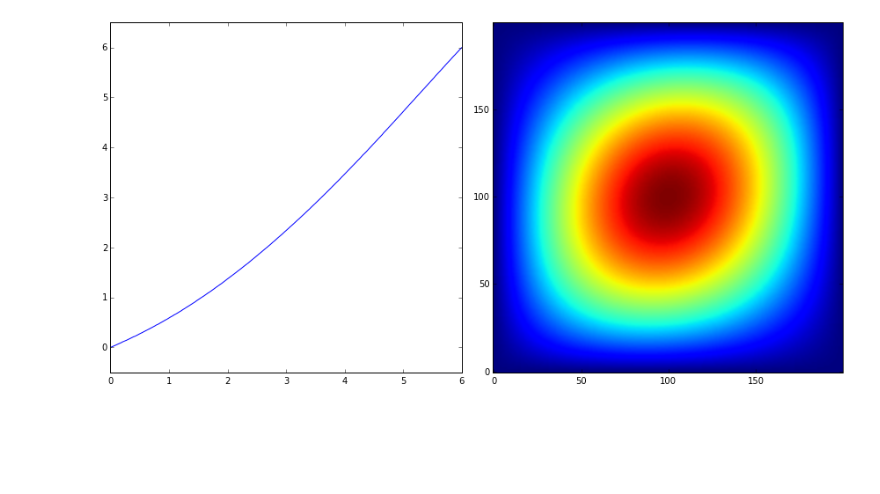
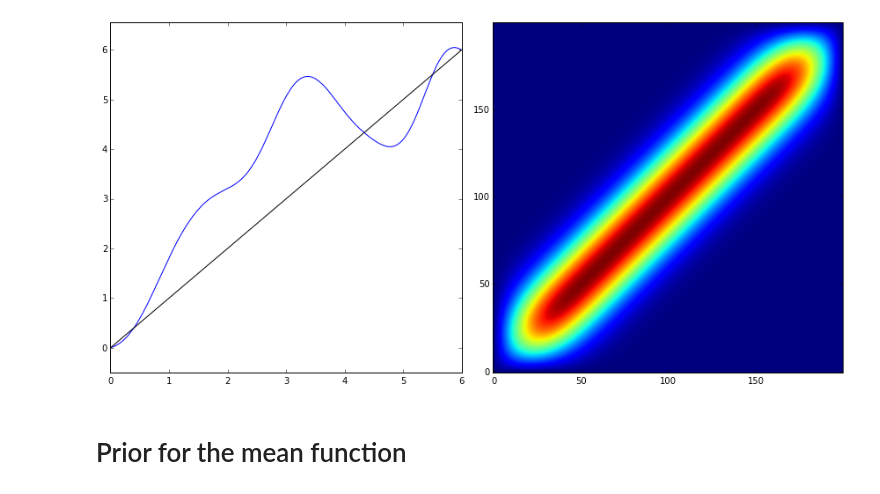
Before and after one commit to ptonner/pyFDA, a Jupyter notebook: examples/bayesianModel.ipynb, the cells around one changed output. Drawn from its saved outputs; the diff is of its cells as text; code cells hidden in the pictures; blank space fills up the shorter version.

Commit message:
bayesian model updates

```diff
--- a/examples/bayesianModel.ipynb
+++ b/examples/bayesianModel.ipynb
@@ -13,9 +20,5 @@ GPy.models.GPRegression()
 # %%
-def registrationPrior(t0,t1):
-#     t = np.linspace(t0,t1)[:,None]
-#     gp = GPy.models.GPRegression(t,t)
-#     gp.optimize()
-#     gp.Gaussian_noise=1
+def registrationPrior(t0,t1,ratio):
 
     t = np.array([t0,t1])[:,None]
     mapping = GPy.mappings.Linear(1,1)
@@ -23,6 +26,5 @@ def registrationPrior(t0,t1):
     mapping.A.fix()
     gp = GPy.models.GPRegression(t,t,mean_function=mapping)
     gp.Gaussian_noise=1e-6
-    gp.kern.lengthscale= 1.*(t1-t0) / 2
-#     gp.optimize()
+    gp.kern.lengthscale= 1.*(t1-t0) * ratio
     return gp
@@ -51,0 +31,9 @@ Updates: True
+# %%
+regPrior = registrationPrior(0,6,.1)
+
+fig = plt.figure(figsize=(6,5))
+regPrior.plot(fignum=fig.number)
+plt.xlim(0,6)
+plt.ylim(-1.1,7.1)
+
+[]
@@ -52,17 +43,20 @@ Updates: True
 # %%
 t = np.linspace(0,6,200)
 mu,cov = regPrior.predict(t[:,None],full_cov=True)
 sample = scipy.stats.multivariate_normal.rvs(mu[:,0],cov)
 
 plt.figure(figsize=(12,6))
 
 plt.subplot(121)
 plt.plot(t,sample)
+plt.plot(t,t,'k')
 plt.ylim(np.min(sample)-.5,np.max(sample)+.5)
 
 plt.subplot(122)
 plt.imshow(cov,origin=0)
 
 plt.tight_layout()
 # %% [output]
-[figure, old version]
+[figure, new version]
+# %% [markdown]
+# Prior for the mean function
```
Also changed, not shown: parts of 14 cells of this notebook.
